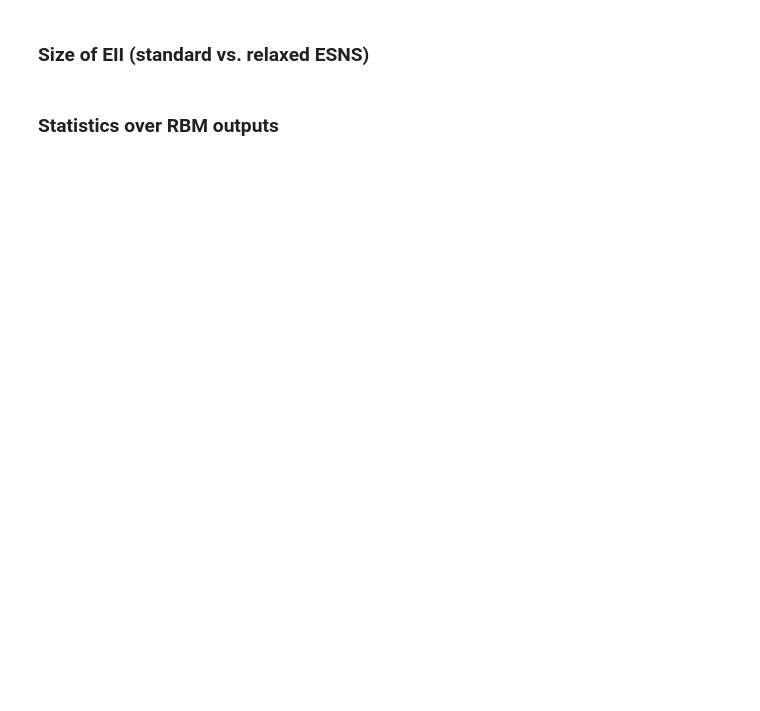
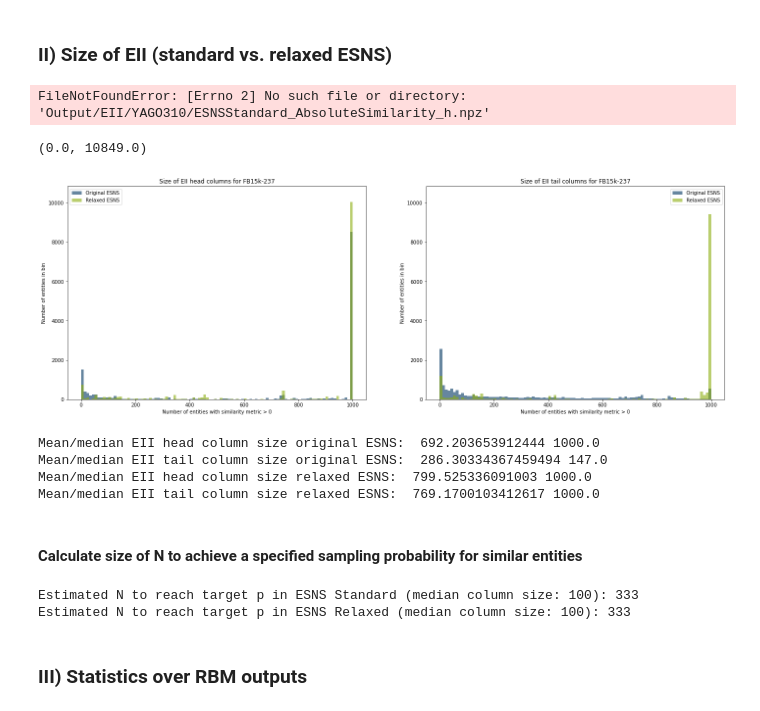
Before and after one commit to jguski/negative_sampling_rbm, a Jupyter notebook: kg_statistics.ipynb, the cells around one changed output. Drawn from its saved outputs; the diff is of its cells as text; code cells hidden in the pictures; blank space fills up the shorter version.

```diff
--- a/kg_statistics.ipynb
+++ b/kg_statistics.ipynb
@@ -76,4 +243,71 @@ plt.plot(range(len(sorted_triple_frequencies.values)), sorted_triple_frequencies
 # %% [markdown]
-### Size of EII (standard vs. relaxed ESNS)
+### II) Size of EII (standard vs. relaxed ESNS)
+# %%
+head_simi = scipy.sparse.load_npz("Output/EII/{}/ESNSStandard_AbsoluteSimilarity_h.npz".format(kg)).tolil()
+tail_simi = scipy.sparse.load_npz("Output/EII/{}/ESNSStandard_AbsoluteSimilarity_t.npz".format(kg)).tolil()
+head_simi_relaxed = scipy.sparse.load_npz("Output/EII/{}/ESNSRelaxed_AbsoluteSimilarity_h_k1000.npz".format(kg))
+tail_simi_relaxed = scipy.sparse.load_npz("Output/EII/{}/ESNSRelaxed_AbsoluteSimilarity_t_k1000.npz".format(kg))
+# %% [output]
+FileNotFoundError: [Errno 2] No such file or directory: 'Output/EII/YAGO310/ESNSStandard_AbsoluteSimilarity_h.npz'
+# %%
+n_head, n_tail, n_head_relaxed, n_tail_relaxed = [], [], [], []
+for h,t,h_r,t_r in zip(head_simi, tail_simi, head_simi_relaxed, tail_simi_relaxed):
+    n_head += [np.min([np.sum(h.todense()[0]!=0),1000])] # bool so that values are binarized
+    n_tail += [np.min([np.sum(t.todense()[0]!=0),1000])]
+    n_head_relaxed += [np.min([np.sum(h_r.todense()[0]!=0),1000])]
+    n_tail_relaxed += [np.min([np.sum(t_r.todense()[0]!=0),1000])]
+# %%
+f, (ax1, ax2) = plt.subplots(1,2,figsize=(24,8))
+
+hist1 = ax1.hist(n_head, bins=100, color=colors[0], alpha=0.6, range=(0,1000))
+hist2 = ax1.hist(n_head_relaxed, bins=100, color=colors[1], alpha=0.6, range=(0,1000))
+ax1.set_xlabel("Number of entities with similarity metric > 0")
+ax1.set_ylabel("Number of entities in bin")
+ax1.legend(["Original ESNS", "Relaxed ESNS"])
+ax1.set_title("Size of EII head columns for {}".format(kg))
+
+hist3 = ax2.hist(n_tail, bins=100, color=colors[0], alpha=0.6, range=(0,1000))
+hist4 = ax2.hist(n_tail_relaxed, bins=100, color=colors[1], alpha=0.6, range=(0,1000))
+ax2.set_xlabel("Number of entities with similarity metric > 0")
+ax2.set_ylabel("Number of entities in bin")
+ax2.legend(["Original ESNS", "Relaxed ESNS"], )
+ax2.set_title("Size of EII tail columns for {}".format(kg))
+
+max_freq = np.max([np.max(hist[0]) for hist in [hist1,hist2,hist3,hist4]])
+ax1.set_ylim((None,max_freq+800))
+ax2.set_ylim((None,max_freq+800))
+# %% [output]
+(0.0, 10849.0)
+[figure, added]
+# %%
+print("Mean/median EII head column size original ESNS: ", np.mean(n_head), np.median(n_head))
+print("Mean/median EII tail column size original ESNS: ", np.mean(n_tail), np.median(n_tail))
+print("Mean/median EII head column size relaxed ESNS: ", np.mean(n_head_relaxed), np.median(n_head_relaxed))
+print("Mean/median EII tail column size relaxed ESNS: ", np.mean(n_tail_relaxed), np.median(n_tail_relaxed))
+# %% [output]
+Mean/median EII head column size original ESNS:  692.203653912444 1000.0
+Mean/median EII tail column size original ESNS:  286.30334367459494 147.0
+Mean/median EII head column size relaxed ESNS:  799.525336091003 1000.0
+Mean/median EII tail column size relaxed ESNS:  769.1700103412617 1000.0
+# %% [markdown]
+#### Calculate size of N to achieve a specified sampling probability for similar entities
+# %%
+import math
+
+max_column_size = 100
+target_p = 0.9
+
+mean_eii_size = np.mean([np.median(n_head), np.median(n_tail)])
+
+n_standard = math.log(-target_p + 1, (dataset.num_entities-np.min([max_column_size, mean_eii_size])) / dataset.num_entities)
+print("Estimated N to reach target p in ESNS Standard (median column size: {}): {}".format(int(np.min([max_column_size, mean_eii_size])), int(np.ceil(n_standard))))
+
+mean_eii_size = np.mean([np.median(n_head_relaxed), np.median(n_tail_relaxed)])
+
+n_relaxed = math.log(-target_p + 1, (dataset.num_entities-np.min([max_column_size, mean_eii_size])) / dataset.num_entities)
+print("Estimated N to reach target p in ESNS Relaxed (median column size: {}): {}".format(int(np.min([max_column_size, mean_eii_size])), int(np.ceil(n_relaxed))))
+# %% [output]
+Estimated N to reach target p in ESNS Standard (median column size: 100): 333
+Estimated N to reach target p in ESNS Relaxed (median column size: 100): 333
 # %% [markdown]
-### Statistics over RBM outputs
+### III) Statistics over RBM outputs
```
Also changed, not shown: parts of 12 cells of this notebook, 5 other files.
